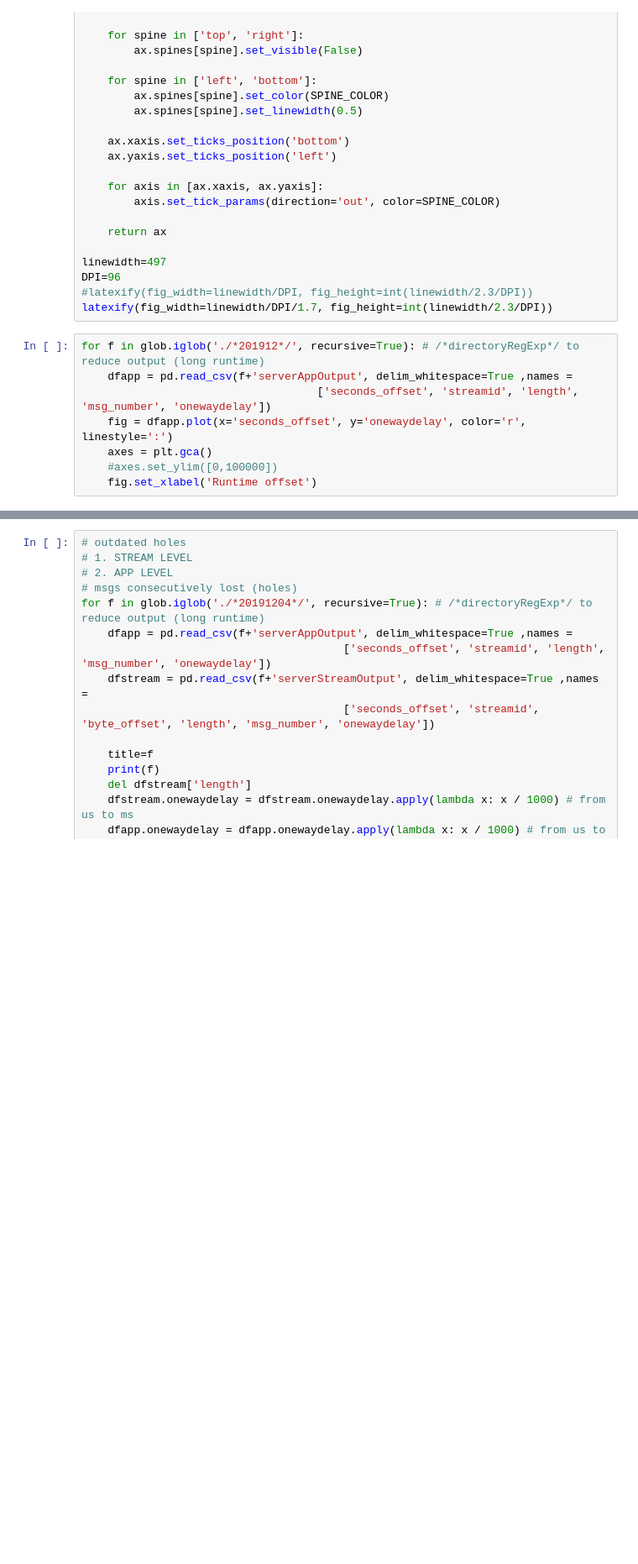
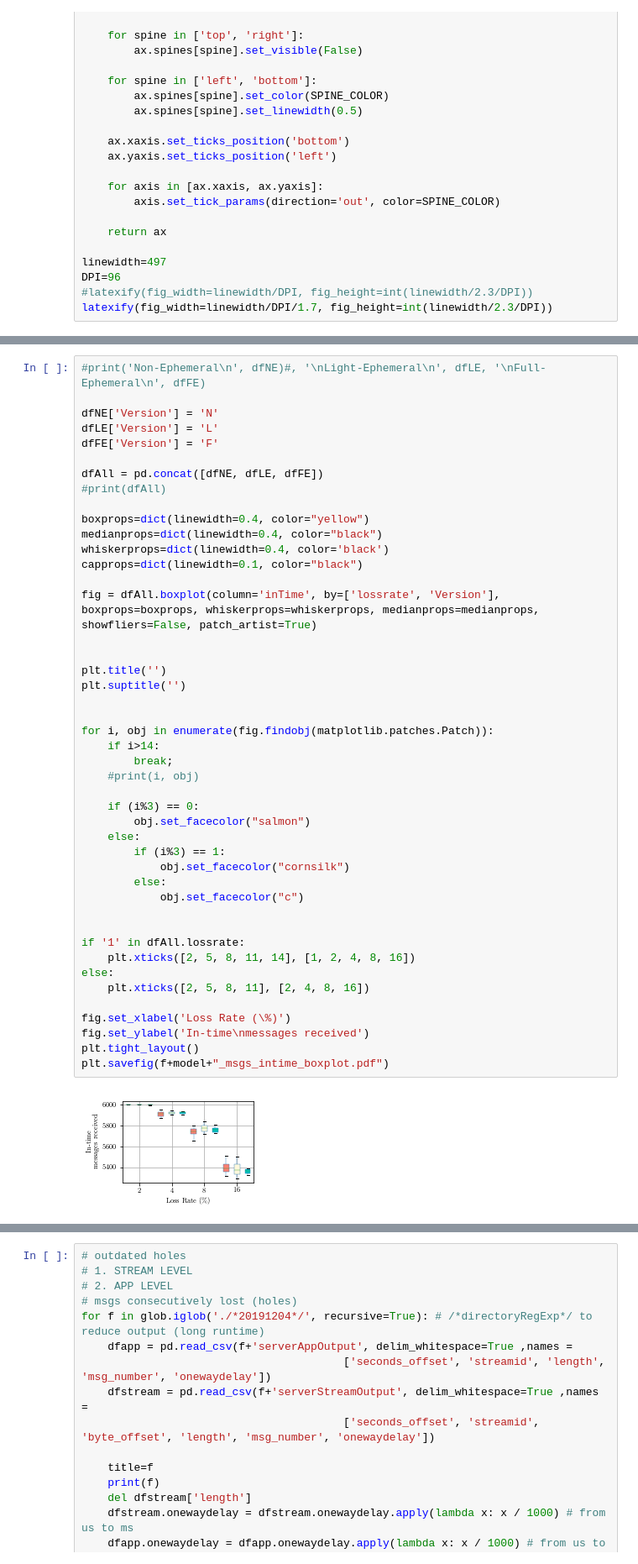
Before and after one commit to Timo2907/picoquic, a Jupyter notebook: experiments/results/eval_plot.ipynb, the cells around one changed output, grey strips where cells are left out. Shown at 84% size. Saved outputs shown, nothing was run; the diff lists cells and outputs as text; blank space fills up the shorter version.

Commit message:
- update of the visualization program

```diff
--- a/experiments/results/eval_plot.ipynb
+++ b/experiments/results/eval_plot.ipynb
@@ -80,11 +80,3 @@ linewidth=497
 DPI=96
 #latexify(fig_width=linewidth/DPI, fig_height=int(linewidth/2.3/DPI))
 latexify(fig_width=linewidth/DPI/1.7, fig_height=int(linewidth/2.3/DPI))
-# %%
-for f in glob.iglob('./*201912*/', recursive=True): # /*directoryRegExp*/ to reduce output (long runtime)
-    dfapp = pd.read_csv(f+'serverAppOutput', delim_whitespace=True ,names =
-                                    ['seconds_offset', 'streamid', 'length', 'msg_number', 'onewaydelay'])
-    fig = dfapp.plot(x='seconds_offset', y='onewaydelay', color='r', linestyle=':')
-    axes = plt.gca()
-    #axes.set_ylim([0,100000])
-    fig.set_xlabel('Runtime offset')
@@ -175,3 +700,50 @@ MsgsInTime: 2584 min: 7.822 mean: 58.753815015479766 median: 59.1215 max: 75.934
+# %%
+#print('Non-Ephemeral\n', dfNE)#, '\nLight-Ephemeral\n', dfLE, '\nFull-Ephemeral\n', dfFE)
+
+dfNE['Version'] = 'N'
+dfLE['Version'] = 'L'
+dfFE['Version'] = 'F'
+
+dfAll = pd.concat([dfNE, dfLE, dfFE])
+#print(dfAll)
+
+boxprops=dict(linewidth=0.4, color="yellow")
+medianprops=dict(linewidth=0.4, color="black")
+whiskerprops=dict(linewidth=0.4, color='black')
+capprops=dict(linewidth=0.1, color="black")
+
+fig = dfAll.boxplot(column='inTime', by=['lossrate', 'Version'], boxprops=boxprops, whiskerprops=whiskerprops, medianprops=medianprops, showfliers=False, patch_artist=True)
+
+
+plt.title('')
+plt.suptitle('')
+
+
+for i, obj in enumerate(fig.findobj(matplotlib.patches.Patch)):
+    if i>14:
+        break;
+    #print(i, obj)
+
+    if (i%3) == 0:
+        obj.set_facecolor("salmon")
+    else:
+        if (i%3) == 1:
+            obj.set_facecolor("cornsilk")
+        else:
+            obj.set_facecolor("c")
+
+
+if '1' in dfAll.lossrate:
+    plt.xticks([2, 5, 8, 11, 14], [1, 2, 4, 8, 16])
+else:
+    plt.xticks([2, 5, 8, 11], [2, 4, 8, 16])
+
+fig.set_xlabel('Loss Rate (\%)')
+fig.set_ylabel('In-time\nmessages received')
+plt.tight_layout()
+plt.savefig(f+model+"_msgs_intime_boxplot.pdf")
+# %% [output]
+[figure, added]
 # %%
 #CCDFs
 # one-way delay (stream layer)
```
Also changed, not shown: parts of 8 cells of this notebook, 6 other files.
